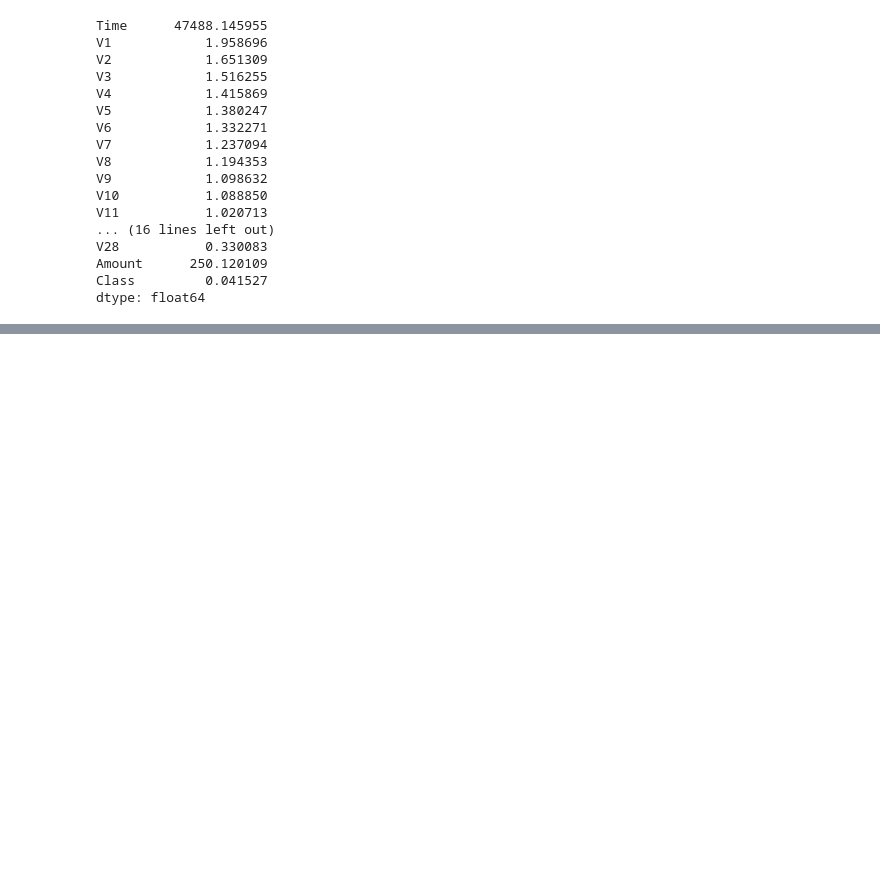
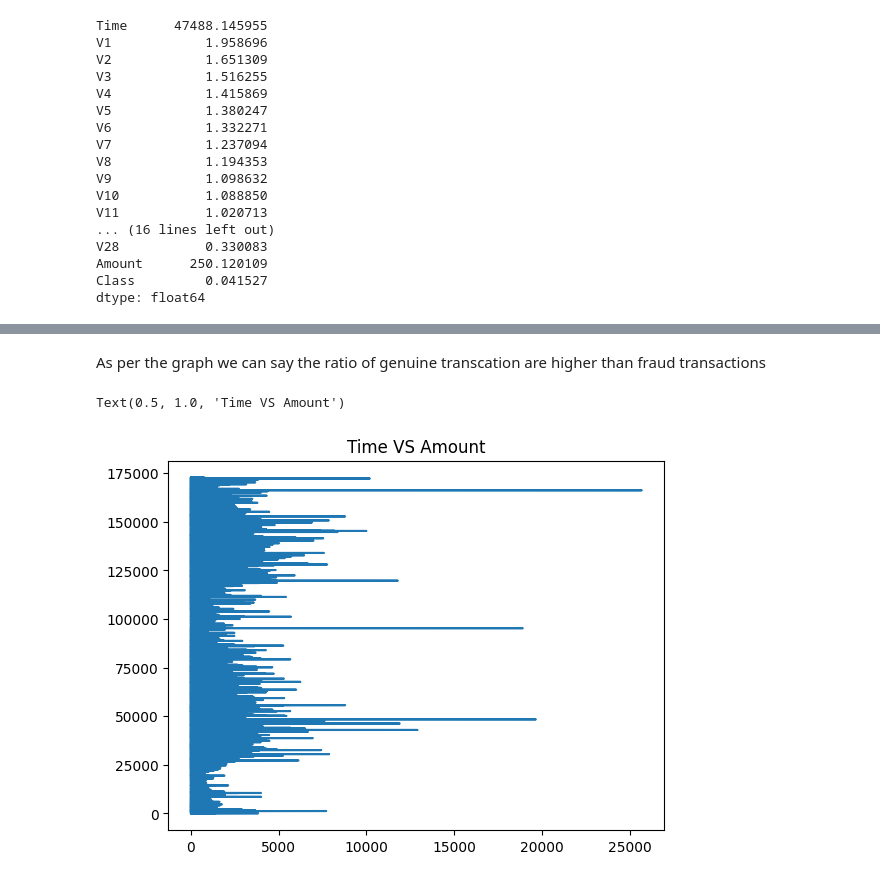
Before and after one commit to PotlachervuSrilatha/Credit_card_fraud_detection, a Jupyter notebook: Credit_card_fraud_detection_Project.ipynb, the cells around one changed output, grey strips where cells are left out. Saved outputs shown, nothing was run; the diff lists cells and outputs as text; code cells hidden in the pictures; blank space fills up the shorter version.

```diff
--- a/Credit_card_fraud_detection_Project.ipynb
+++ b/Credit_card_fraud_detection_Project.ipynb
@@ -977,26 +266,0 @@ Keep in mind that XGBoost requires more resource utilization than Logistic model
-# %%
-# Features of XGBoost model
-
-var_imp = []
-for i in xgb_imb_model.feature_importances_:
-    var_imp.append(i)
-print('Top var =', var_imp.index(np.sort(xgb_imb_model.feature_importances_)[-1])+1)
-print('2nd Top var =', var_imp.index(np.sort(xgb_imb_model.feature_importances_)[-2])+1)
-print('3rd Top var =', var_imp.index(np.sort(xgb_imb_model.feature_importances_)[-3])+1)
-# Variable on Index-16 and Index-13 seems to be the top 2 variables
-top_var_index = var_imp.index(np.sort(xgb_imb_model.feature_importances_)[-1])
-second_top_var_index = var_imp.index(np.sort(xgb_imb_model.feature_importances_)[-2])
-
-X_train_1 = X_train.to_numpy()[np.where(y_train==1.0)]
-X_train_0 = X_train.to_numpy()[np.where(y_train==0.0)]
-
-np.random.shuffle(X_train_0)
-
-import matplotlib.pyplot as plt
-%matplotlib inline
-plt.rcParams['figure.figsize'] = [20, 20]
-
-plt.scatter(X_train_1[:, top_var_index], X_train_1[:, second_top_var_index], label='Actual Class-1 Examples')
-plt.scatter(X_train_0[:X_train_1.shape[0], top_var_index], X_train_0[:X_train_1.shape[0], second_top_var_index],
-            label='Actual Class-0 Examples')
-plt.legend()
@@ -1018,0 +324,11 @@ Threshold= 0.82052475
+# %% [markdown]
+As per the graph we can say the ratio of genuine transcation are higher than fraud transactions
+# %%
+x=df["Amount"]
+y=df["Time"]
+plt.plot(x,y)
+plt.title("Time VS Amount")
+# sns.barplot(X=x,y=y,data=df,palette="Blues",edgecolor="W")
+# %% [output]
+Text(0.5, 1.0, 'Time VS Amount')
+[figure, added]
```
Also changed, not shown: parts of 140 cells of this notebook.
